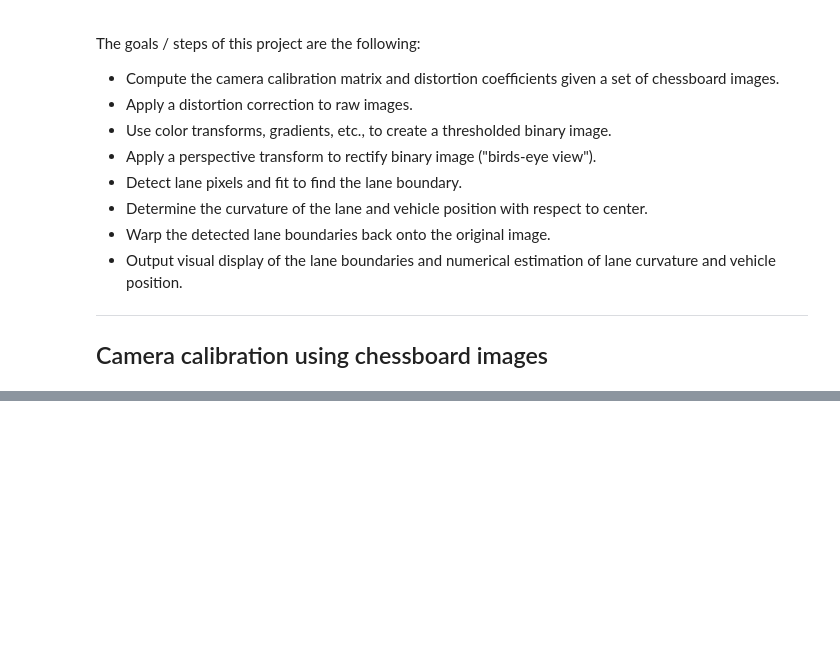
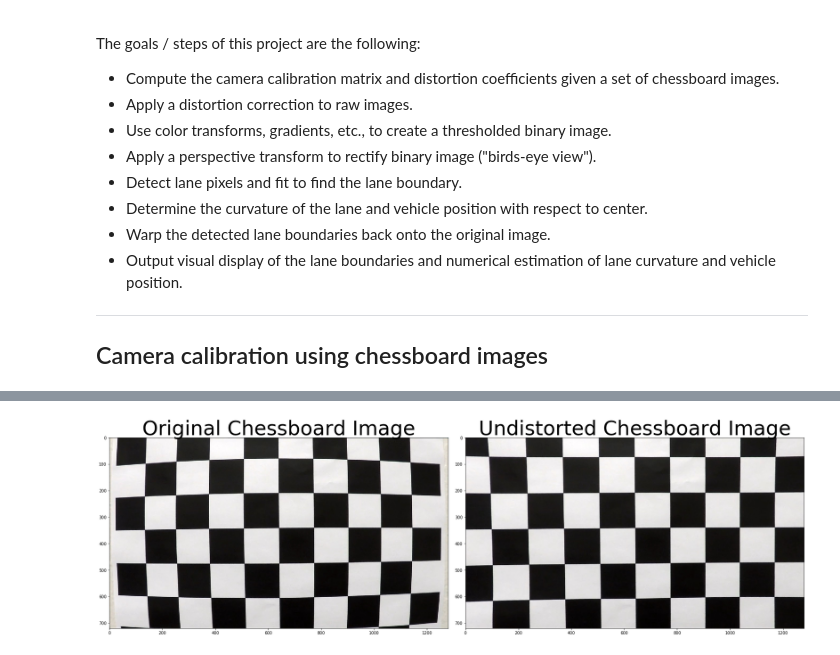
Before and after one commit to urs-waldmann/CarND-Advanced-Lane-Lines, a Jupyter notebook: adv_lane_fin.ipynb, the cells around one changed output, grey strips where cells are left out. Saved outputs shown, nothing was run; the diff lists cells and outputs as text; code cells hidden in the pictures; blank space fills up the shorter version.

Commit message:
Update adv_lane_fin.ipynb.
Use color transforms, gradients, etc., to create a threshold binary image.
Restructure code.

```diff
--- a/adv_lane_fin.ipynb
+++ b/adv_lane_fin.ipynb
@@ -20,6 +20,7 @@ import numpy as np
 import cv2
 import glob
 import matplotlib.pyplot as plt
+import matplotlib.image as mpimg
 %matplotlib qt
 
 # Prepare object points, like (0,0,0), (1,0,0), (2,0,0) ....,(8,5,0).
@@ -37,9 +38,9 @@ images = glob.glob('./camera_cal/calibration*.jpg')
 for fname in images:
     #print(fname)
     # Read in a calibration image.
-    img = cv2.imread(fname)
+    img = mpimg.imread(fname)
     # Convert calibration image to grayscale.
-    gray = cv2.cvtColor(img, cv2.COLOR_BGR2GRAY)
+    gray = cv2.cvtColor(img, cv2.COLOR_RGB2GRAY)
 
     # Find the chessboard corners for grayscale images.
     ret, corners = cv2.findChessboardCorners(gray, (9,6), None)
@@ -51,14 +52,17 @@ for fname in images:
 
         # Draw and display the corners.
         img = cv2.drawChessboardCorners(img, (9,6), corners, ret)
-        cv2.imshow('img',img)
+        cv2.imshow('Chessboard',img)
         cv2.waitKey(500)
 
+'''
     # Save modified calibration images
     path = str(fname)
     filename = path.split('/')[-1]
-    new_path = './output_images/' + filename
-    cv2.imwrite(new_path, img)
+    img_name = filename.split('.')[-2]
+    new_path = './output_images/' + img_name
+    mpimg.imsave(new_path, img)
+'''
 
 # Close all windows.
 cv2.destroyAllWindows()
@@ -118,0 +171,81 @@ for fname in images:
+# %%
+# Choose a Sobel kernel size.
+ksize = 15 # Choose a larger odd number to smooth gradient measurements.
+
+# Make a list of the road images.
+images = glob.glob('./test_images/*.jpg')
+
+# Step through all road images.
+for fname in images:
+    #print(fname)
+
+    # Read in a road image.
+    img = mpimg.imread(fname)
+
+    # DISTORTION CORRECTION
+    # Undistort all road images and save them.
+    # Undistort road image.
+    undistorted = cal_undistort(img, objpoints, imgpoints)
+
+    '''
+    # Save undistorted road image.
+    path = str(fname)
+    filename = path.split('/')[-1]
+    img_name = filename.split('.')[-2]
+    new_path = './output_images/undistorted_' + img_name
+    #print(new_path)
+    mpimg.imsave(new_path, undistorted)
+    '''
+
+    # THRESHOLDS
+    # Apply each of the thresholding functions.
+    gradx = abs_sobel_thresh(img, orient='x', sobel_kernel=ksize, thresh=(20, 100))
+    grady = abs_sobel_thresh(img, orient='y', sobel_kernel=ksize, thresh=(20, 100))
+    #mag_binary = mag_thresh(img, sobel_kernel=ksize, mag_thresh=(30, 100))
+    #dir_binary = dir_threshold(img, sobel_kernel=15, thresh=(0.7, 1.3))
+    r_channel = rgb_threshold(img, thresh=(200,255), channel=0)
+    g_channel = rgb_threshold(img, thresh=(200,255), channel=1)
+    h_channel = hls_threshold(img, thresh=(15,100), channel=0)
+    s_channel = hls_threshold(img, thresh=(90,255), channel=2)
+
+    # Combine thresholding functions appropriately.
+    combined = np.zeros_like(s_channel)
+    #combined[((gradx == 1) & (grady == 1)) | ((mag_binary == 1) & (dir_binary == 1))] = 1
+    #combined[((r_channel == 1) & (g_channel == 1))] = 1
+    #combined[((h_channel == 1) & (s_channel == 1))] = 1
+    #combined[((h_channel == 1) & (s_channel == 1)) | ((r_channel == 1) & (g_channel == 1)) | ((gradx == 1) & (grady == 1)) | ((mag_binary == 1) & (dir_binary == 1))] = 1
+    #combined[((h_channel == 1) & (s_channel == 1)) | ((r_channel == 1) & (g_channel == 1))] = 1
+    combined[((h_channel == 1) & (s_channel == 1)) | ((r_channel == 1) & (g_channel == 1)) | ((gradx == 1) & (grady == 1))] = 1
+    #combined[((h_channel == 1) & (s_channel == 1)) | ((r_channel == 1) & (g_channel == 1)) | ((mag_binary == 1) & (dir_binary == 1))] = 1
+
+# Undistort, plot and save a chessboard image for reference.
+# Read in a chessboard image.
+img_chess = mpimg.imread('./camera_cal/calibration1.jpg')
+# Undistort chessboard image.
+undistorted_chess = cal_undistort(img_chess, objpoints, imgpoints)
+# Plot undistorted chessboard image.
+f, (ax1, ax2) = plt.subplots(1, 2, figsize=(24, 9))
+f.tight_layout()
+ax1.imshow(img_chess)
+ax1.set_title('Original Chessboard Image', fontsize=50)
+ax2.imshow(undistorted_chess)
+ax2.set_title('Undistorted Chessboard Image', fontsize=50)
+plt.subplots_adjust(left=0., right=1, top=0.9, bottom=0.)
+'''
+# Save undistorted road image.
+path = './output_images/undistorted_chessboard'
+mpimg.imsave(path, undistorted)
+'''
+
+# Plot example image of undistorted and binary road image.
+f, (ax1, ax2, ax3) = plt.subplots(1, 3, figsize=(24, 9))
+f.tight_layout()
+ax1.imshow(img)
+ax1.set_title('Original Road Image', fontsize=30)
+ax2.imshow(undistorted)
+ax2.set_title('Undistorted Road Image', fontsize=30)
+ax3.imshow(combined, cmap='gray')
+ax3.set_title('Combined Thresholded', fontsize=30)
+plt.subplots_adjust(left=0., right=1, top=0.9, bottom=0.)
+# %% [output]
+[figure, added]
```
Also changed, not shown: parts of 8 cells of this notebook.
